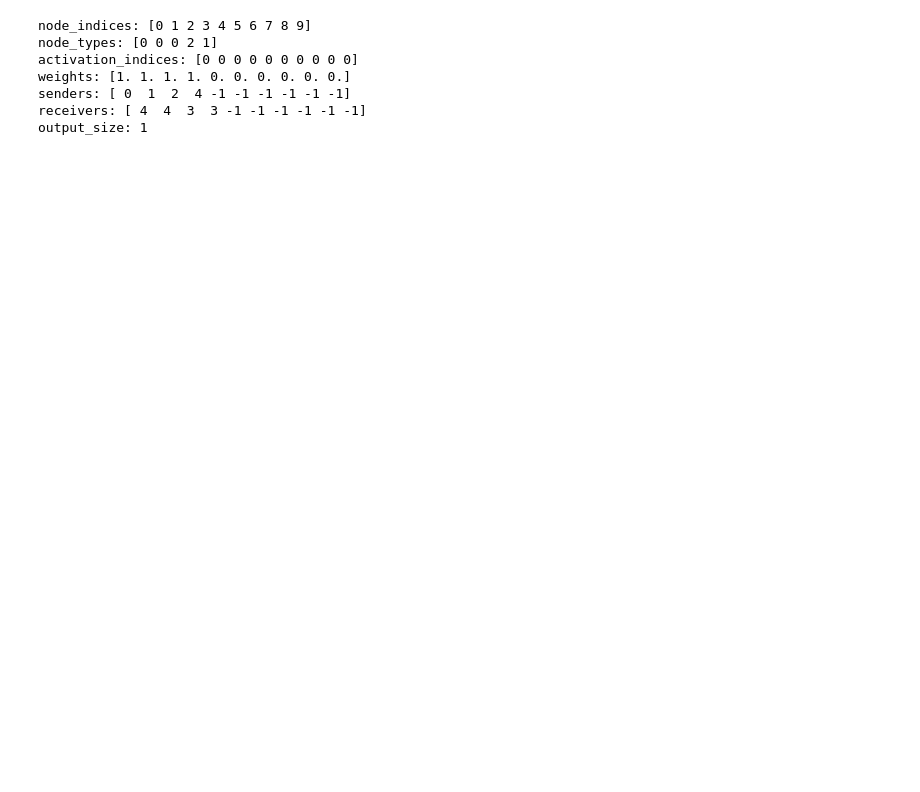
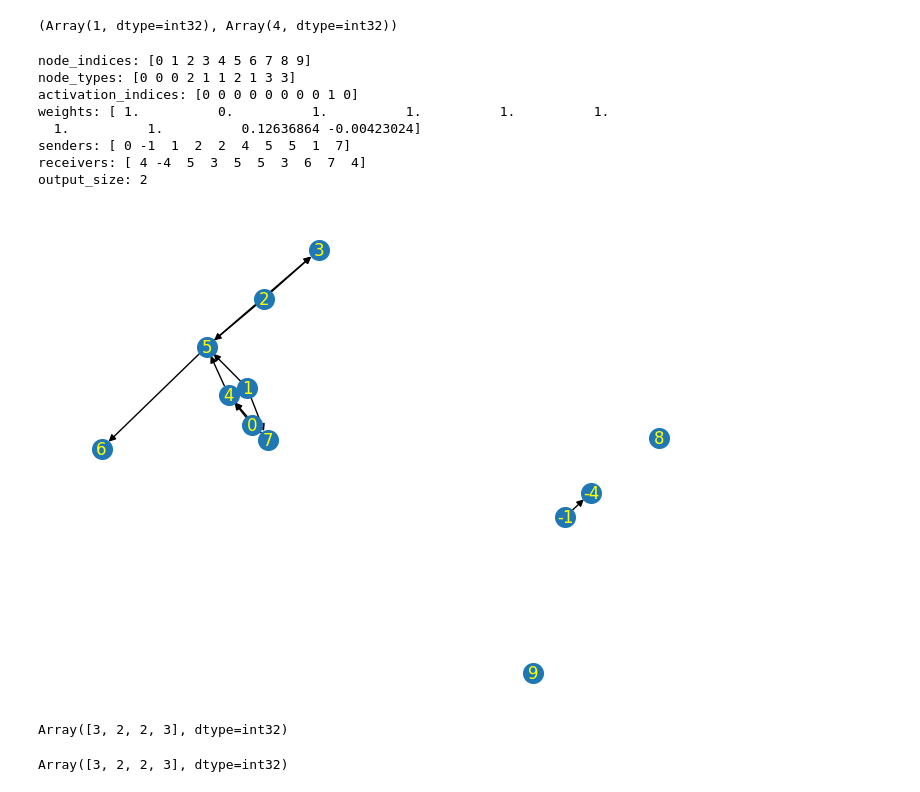
Before and after one commit to RPegoud/neat-jax, a Jupyter notebook: walkthroughs/mutation.ipynb, the cells around one changed output. Saved outputs shown, nothing was run; the diff lists cells and outputs as text; code cells hidden in the pictures; blank space fills up the shorter version.

```diff
--- a/walkthroughs/mutation.ipynb
+++ b/walkthroughs/mutation.ipynb
@@ -47,10 +58,27 @@ Array([-0.26105583,  0.00338528,  0.10863333,  1.        ,  0.        ,
+# %%
+valid_senders = jnp.int32(net.node_types < 2)
+selected = random.choice(key, valid_senders, p=valid_senders/valid_senders.sum())
+net.senders[selected], net.receivers[selected]
+# %% [output]
+(Array(1, dtype=int32), Array(4, dtype=int32))
+# %%
+print(mutations.add_node(net, key))
+plot_network(mutations.add_node(net, key))
+# %% [output]
+node_indices: [0 1 2 3 4 5 6 7 8 9]
+node_types: [0 0 0 2 1 1 2 1 3 3]
+activation_indices: [0 0 0 0 0 0 0 0 1 0]
+weights: [ 1.          0.          1.          1.          1.          1.
+  1.          1.          0.12636864 -0.00423024]
+senders: [ 0 -1  1  2  2  4  5  5  1  7]
+receivers: [ 4 -4  5  3  5  5  3  6  7  4]
+output_size: 2
+[figure, added]
+# %%
+jnp.bincount(net.node_types)
+# %% [output]
+Array([3, 2, 2, 3], dtype=int32)
 # %%
-net
+net.node_type_counts
 # %% [output]
-node_indices: [0 1 2 3 4 5 6 7 8 9]
-node_types: [0 0 0 2 1]
-activation_indices: [0 0 0 0 0 0 0 0 0 0]
-weights: [1. 1. 1. 1. 0. 0. 0. 0. 0. 0.]
-senders: [ 0  1  2  4 -1 -1 -1 -1 -1 -1]
-receivers: [ 4  4  3  3 -1 -1 -1 -1 -1 -1]
-output_size: 1
+Array([3, 2, 2, 3], dtype=int32)
```
Also changed, not shown: parts of 7 cells of this notebook, 5 other files.
